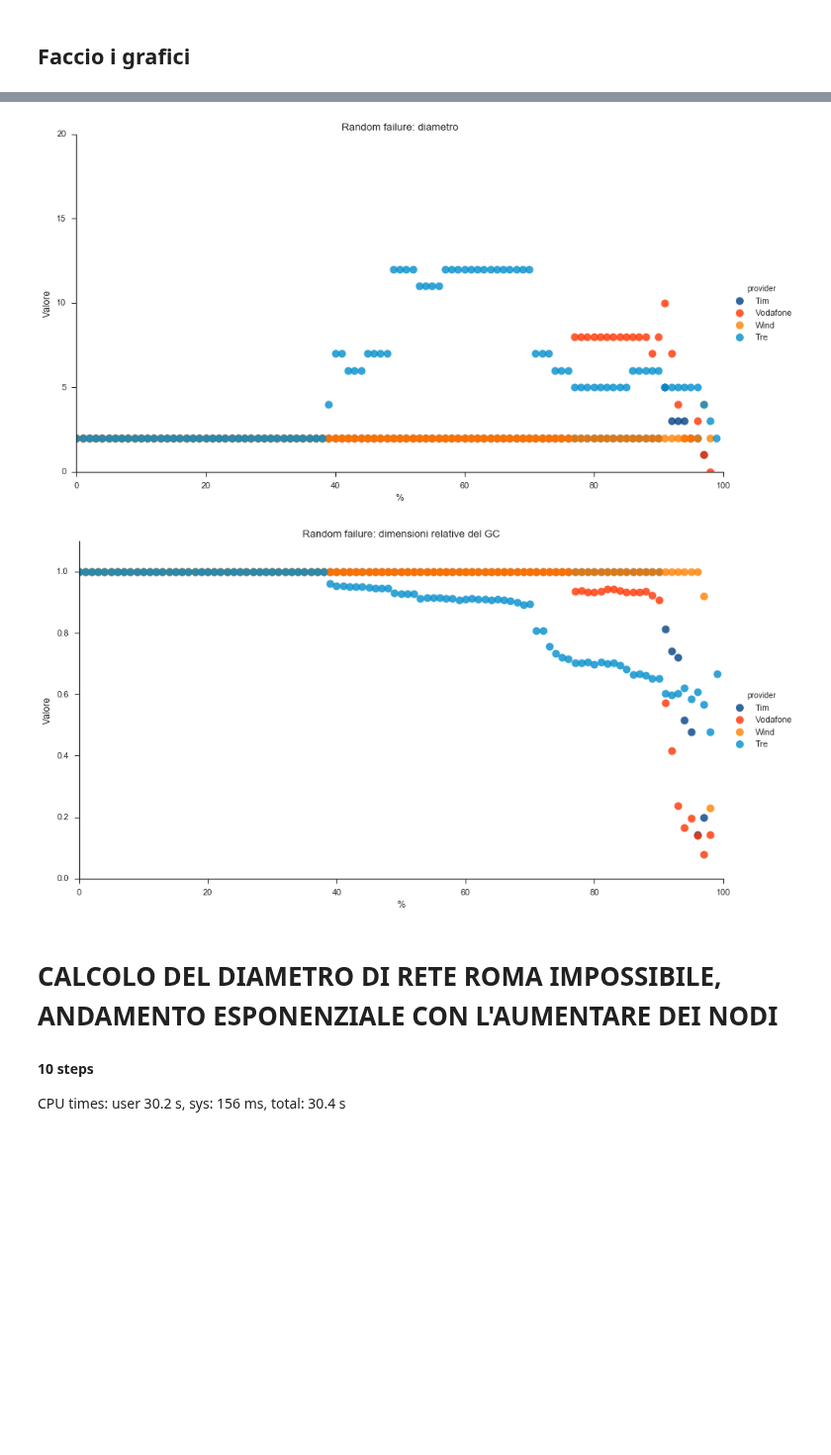
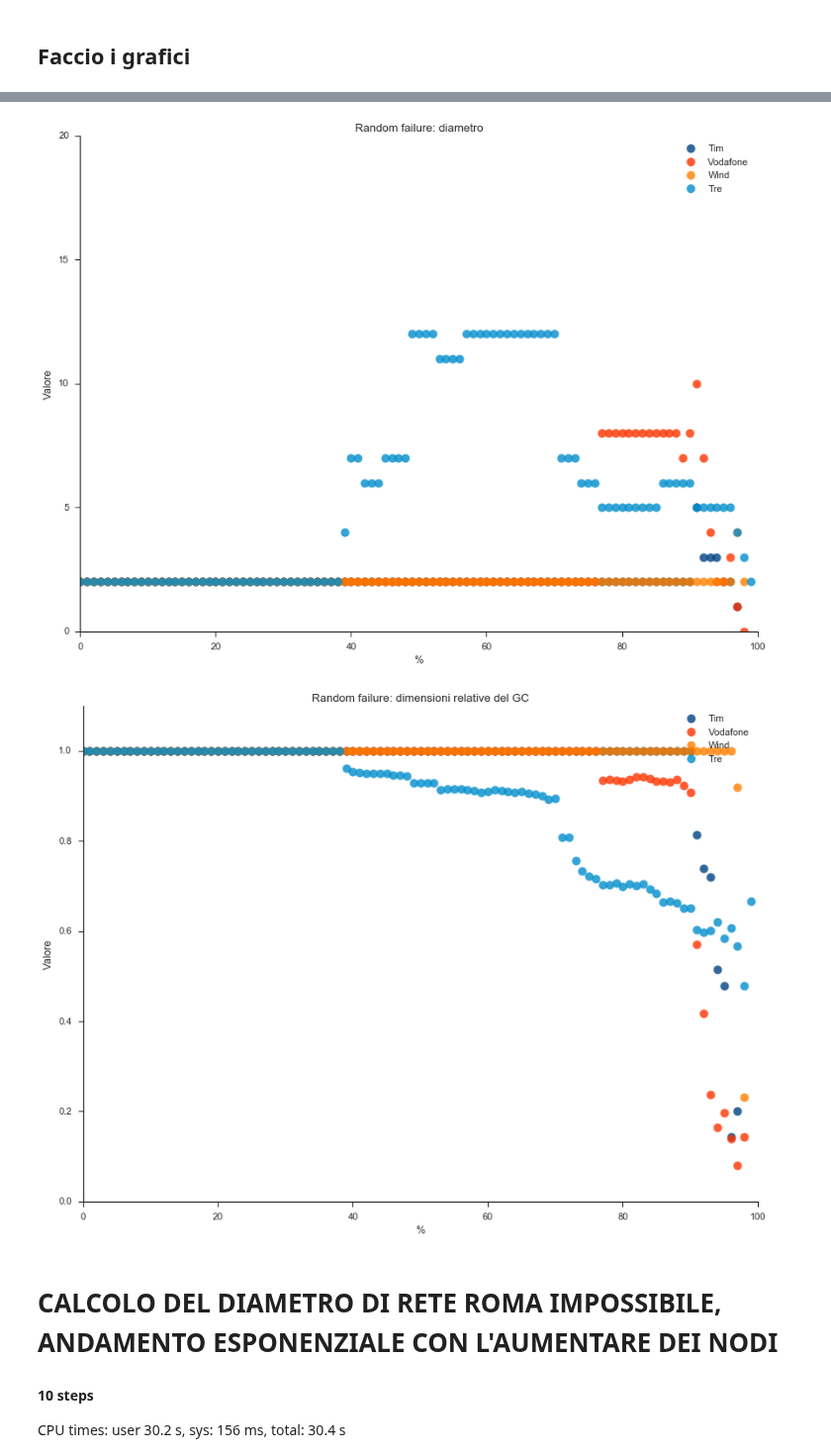
Before and after one commit to FedericoMuciaccia/SistemiComplessi, a Jupyter notebook: src/Iuri/Attack & Failure.ipynb, the cells around one changed output, grey strips where cells are left out. Shown at 99% size. Saved outputs shown, nothing was run; the diff lists cells and outputs as text; code cells hidden in the pictures; blank space fills up the shorter version.

```diff
--- a/src/Iuri/Attack & Failure.ipynb
+++ b/src/Iuri/Attack & Failure.ipynb
@@ -241,38 +238,42 @@ pyplot.savefig('/home/protoss/Documenti/SistemiComplessi/img/iuri/AttackGC_Final
 # %%
 #Failure
 import seaborn
 
 datiFinal = pandas.read_csv('../../data/Iuri/FailureDataForSeaborn.csv')
 
 seaborn.set_context("notebook", font_scale=1.1)
 seaborn.set_style("ticks")
 
 #diametro
 seaborn.lmplot('percent', 'diameter', data=datiFinal, fit_reg=False,
-           size = 7, aspect = 1.7778,
+           size = 9, aspect = 1.3333,
+           legend = False,
            hue='provider', palette = colori,
            scatter_kws={"marker": "D", "s": 100})
 pyplot.title('Random failure: diametro')
 pyplot.xlabel("%")
 pyplot.ylabel("Valore")
 pyplot.xlim(0, 100)
 pyplot.ylim(0, 20)
-pyplot.savefig('../../img/iuri/FailureD_Final', format='eps', dpi=1000)
+pyplot.legend()
+pyplot.savefig('../../img/iuri/FailureD_Final', format='svg', dpi=1000)
 
 #giant cluster
 seaborn.lmplot('percent', 'GCsize', data=datiFinal, fit_reg=False,
-           size = 7, aspect = 1.7778,
+           size = 9, aspect = 1.3333,
+           legend = False,
            hue='provider', palette = colori,
            scatter_kws={"marker": "D", "s": 100})
 pyplot.title('Random failure: dimensioni relative del GC')
 pyplot.xlabel("%")
 pyplot.ylabel("Valore")
 pyplot.xlim(0, 100)
 pyplot.ylim(0,1.1)
-pyplot.savefig('../../img/iuri/FailureGC_Final', format='eps', dpi=1000)
+pyplot.legend()
+pyplot.savefig('../../img/iuri/FailureGC_Final', format='svg', dpi=1000)
 # %% [output]
-[figure, old version]
+[figure, new version]
-[figure, old version]
+[figure, new version]
 # %% [markdown]
 # CALCOLO DEL DIAMETRO DI RETE ROMA IMPOSSIBILE, ANDAMENTO ESPONENZIALE CON L'AUMENTARE DEI NODI
 
```
Also changed, not shown: parts of 2 cells of this notebook, 19 other files.
